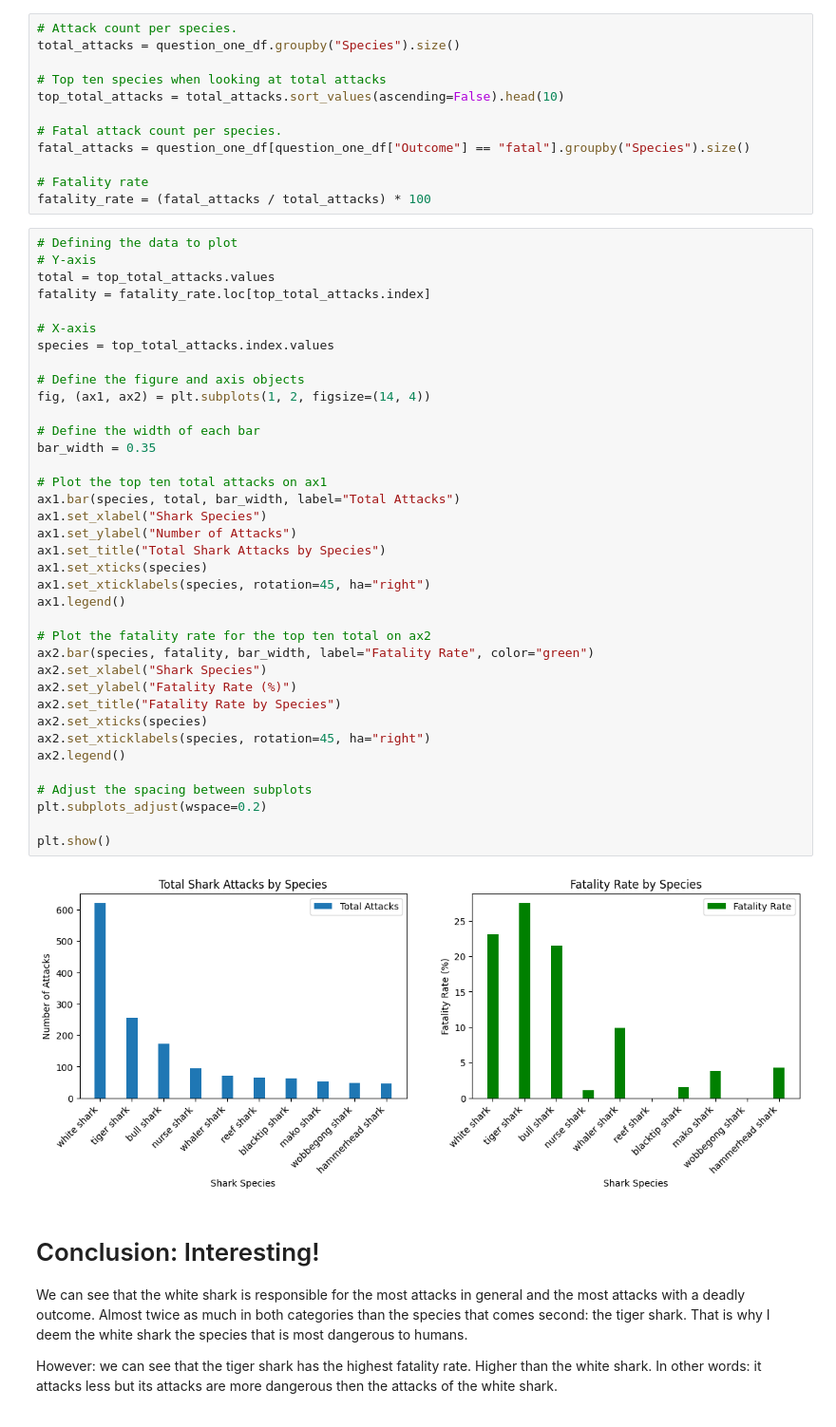
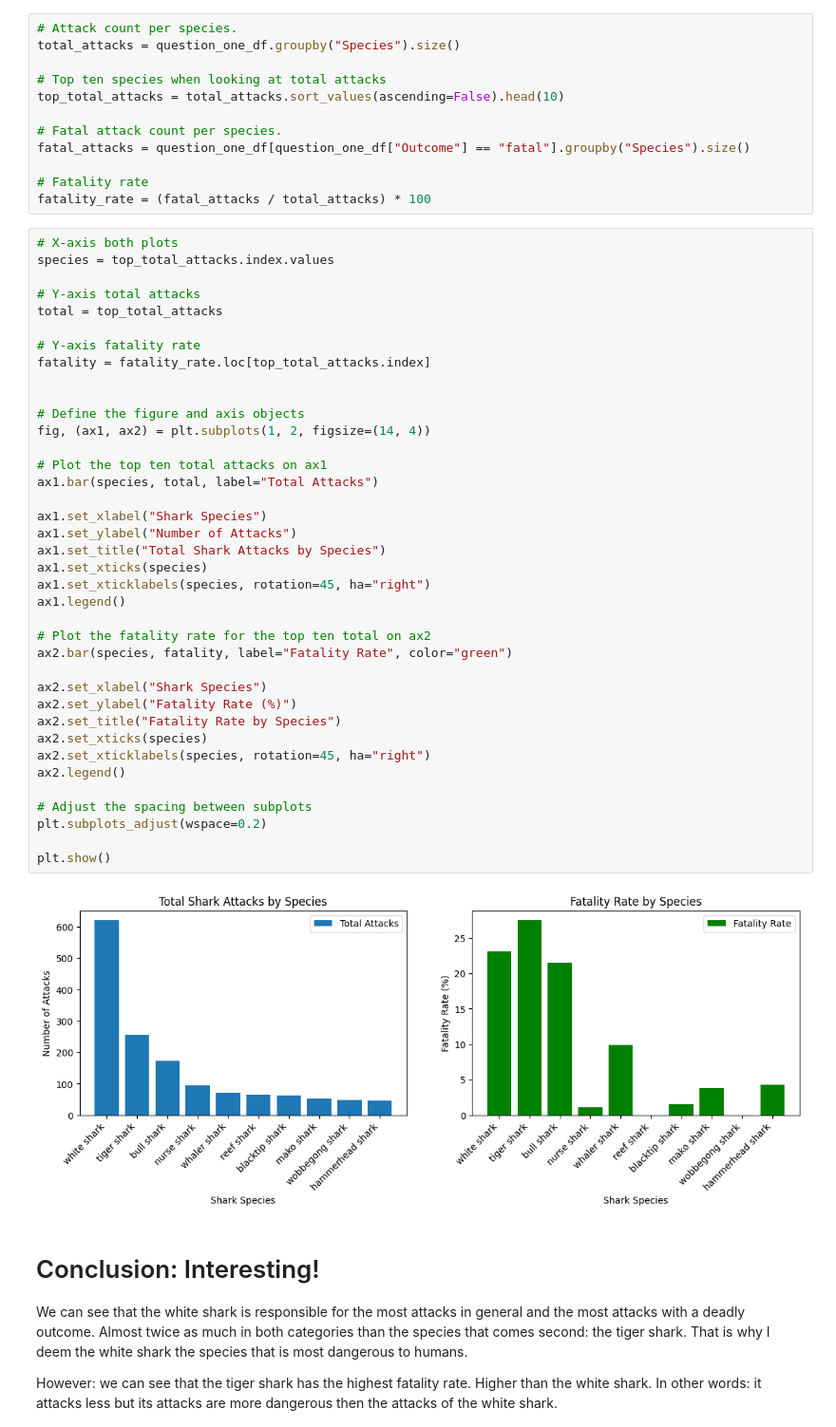
Before and after one commit to MevrouwHelderder/Assignments, a Jupyter notebook: Assignment_Shark_Attack.ipynb, the cells around one changed output. Shown at 95% size. Drawn from its saved outputs; the diff is of its cells as text.

```diff
--- a/Assignment_Shark_Attack.ipynb
+++ b/Assignment_Shark_Attack.ipynb
@@ -672,44 +669,45 @@ fatal_attacks = question_one_df[question_one_df["Outcome"] == "fatal"].groupby("
 # Fatality rate
 fatality_rate = (fatal_attacks / total_attacks) * 100
 # %%
-# Defining the data to plot
-# Y-axis
-total = top_total_attacks.values
+# X-axis both plots
+species = top_total_attacks.index.values
+
+# Y-axis total attacks
+total = top_total_attacks
+
+# Y-axis fatality rate
 fatality = fatality_rate.loc[top_total_attacks.index]
 
-# X-axis
-species = top_total_attacks.index.values
 
 # Define the figure and axis objects
 fig, (ax1, ax2) = plt.subplots(1, 2, figsize=(14, 4))
 
-# Define the width of each bar
-bar_width = 0.35
+# Plot the top ten total attacks on ax1
+ax1.bar(species, total, label="Total Attacks")
 
-# Plot the top ten total attacks on ax1
-ax1.bar(species, total, bar_width, label="Total Attacks")
 ax1.set_xlabel("Shark Species")
 ax1.set_ylabel("Number of Attacks")
 ax1.set_title("Total Shark Attacks by Species")
 ax1.set_xticks(species)
 ax1.set_xticklabels(species, rotation=45, ha="right")
 ax1.legend()
 
 # Plot the fatality rate for the top ten total on ax2
-ax2.bar(species, fatality, bar_width, label="Fatality Rate", color="green")
+ax2.bar(species, fatality, label="Fatality Rate", color="green")
+
 ax2.set_xlabel("Shark Species")
 ax2.set_ylabel("Fatality Rate (%)")
 ax2.set_title("Fatality Rate by Species")
 ax2.set_xticks(species)
 ax2.set_xticklabels(species, rotation=45, ha="right")
 ax2.legend()
 
 # Adjust the spacing between subplots
 plt.subplots_adjust(wspace=0.2)
 
 plt.show()
 # %% [output]
-[figure, old version]
+[figure, new version]
 # %% [markdown]
 # Conclusion: Interesting!
 
```
Also changed, not shown: parts of 8 cells of this notebook.
